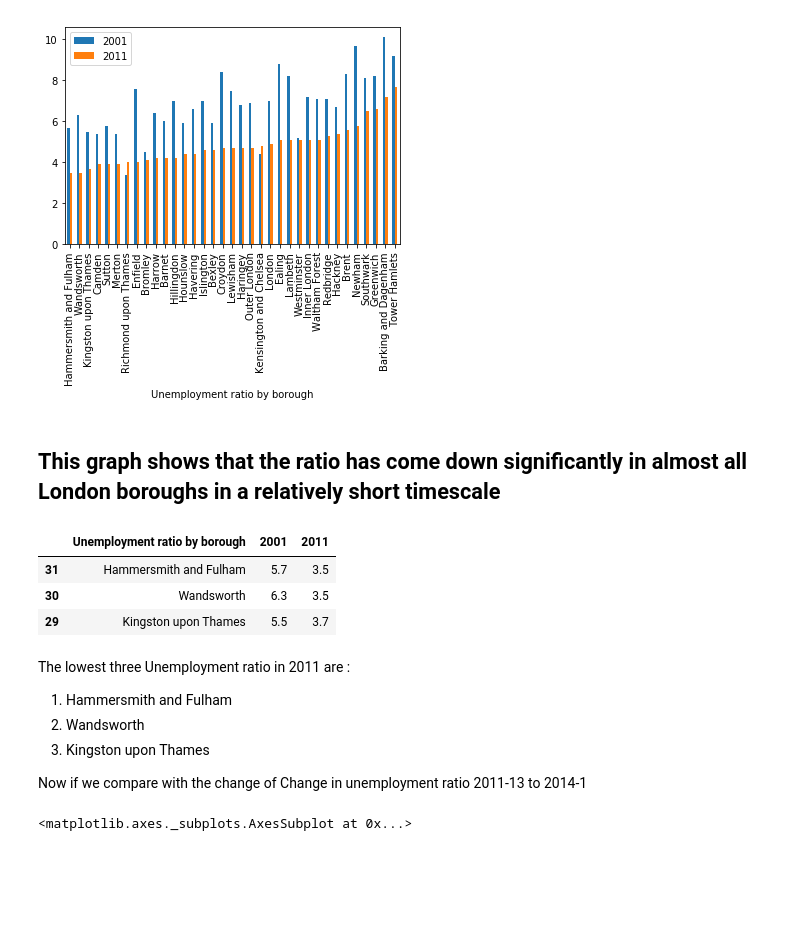
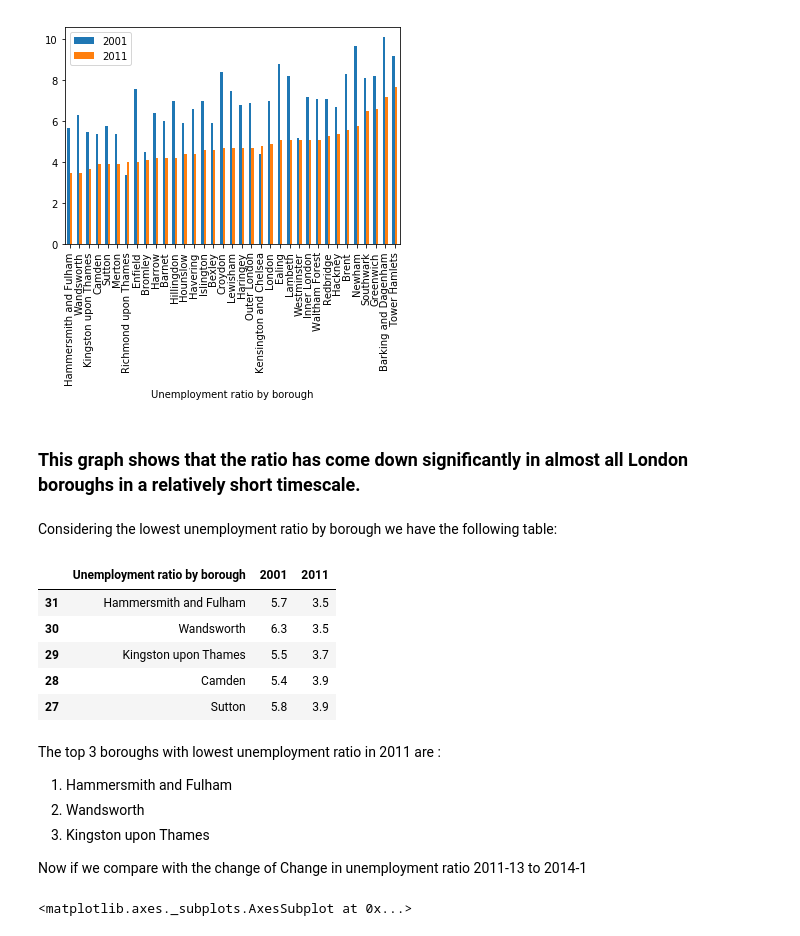
Before and after one commit to ruslanmv/Capstone_-Project, a Jupyter notebook: Lodon_Project_Final.ipynb, the cells around one changed output. Saved outputs shown, nothing was run; the diff lists cells and outputs as text; code cells hidden in the pictures; blank space fills up the shorter version.

```diff
--- a/Lodon_Project_Final.ipynb
+++ b/Lodon_Project_Final.ipynb
@@ -88,16 +107,21 @@ unemployment_ratio_df3.plot(x="Unemployment ratio by borough", y=["2001", "2011"
 <matplotlib.axes._subplots.AxesSubplot at 0x...>
 [figure]
 # %% [markdown]
-## This graph shows that the ratio has come down significantly in almost all London boroughs in a relatively short timescale
+### This graph shows that the ratio has come down significantly in almost all London boroughs in a relatively short timescale.
+# %% [markdown]
+Considering the lowest unemployment ratio by borough we have the following table:
 # %%
-unemployment_ratio_df3.head(3)
+unemployment_ratio_df3.head()
 # %% [output]
 |  | Unemployment ratio by borough | 2001 | 2011 |
 | 31 | Hammersmith and Fulham | 5.7 | 3.5 |
 | 30 | Wandsworth | 6.3 | 3.5 |
 | 29 | Kingston upon Thames | 5.5 | 3.7 |
+| 28 | Camden | 5.4 | 3.9 |
+| 27 | Sutton | 5.8 | 3.9 |
 # %% [markdown]
-The lowest three  Unemployment  ratio in 2011 are :
+The top 3 boroughs with lowest unemployment ratio in 2011 are :
+
 1. Hammersmith and Fulham
 2. Wandsworth
 3. Kingston upon Thames
```
Also changed, not shown: parts of 52 cells of this notebook.
